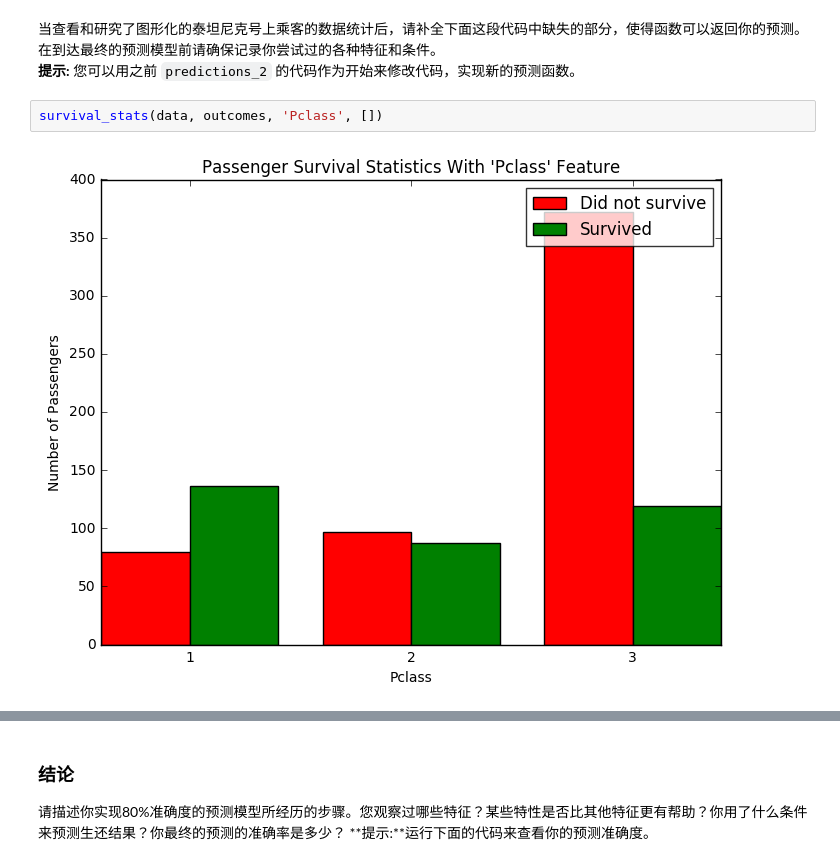
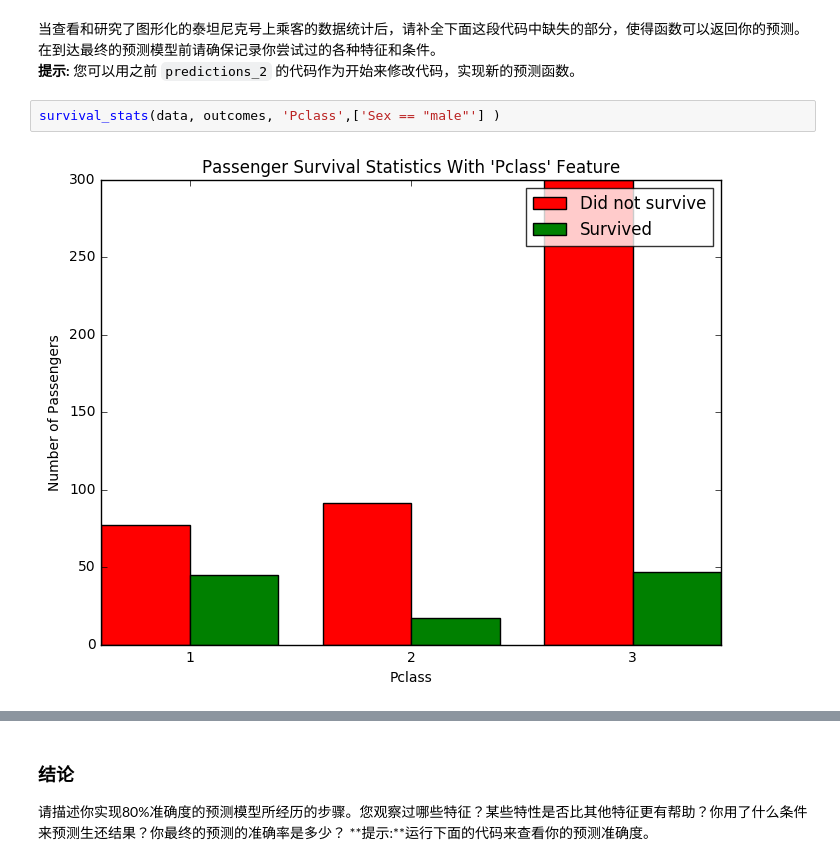
Before and after one commit to InfinityReder/machine-learning, a Jupyter notebook: projects/titanic_survival_exploration/titanic_survival_exploration.ipynb, the cells around one changed output, grey strips where cells are left out. Cells and saved outputs as stored; diff of their text form.

```diff
--- a/projects/titanic_survival_exploration/titanic_survival_exploration.ipynb
+++ b/projects/titanic_survival_exploration/titanic_survival_exploration.ipynb
@@ -256,6 +256,6 @@ survival_stats(data, outcomes, 'Age', ["Sex == 'male'", "Age < 18"])
 在到达最终的预测模型前请确保记录你尝试过的各种特征和条件。
 **提示:** 您可以用之前 `predictions_2` 的代码作为开始来修改代码，实现新的预测函数。
 # %%
-survival_stats(data, outcomes, 'Pclass', [])
+survival_stats(data, outcomes, 'Pclass',['Sex == "male"'] )
 # %% [output]
-[figure, old version]
+[figure, new version]
```
Also changed, not shown: parts of 14 cells of this notebook.
